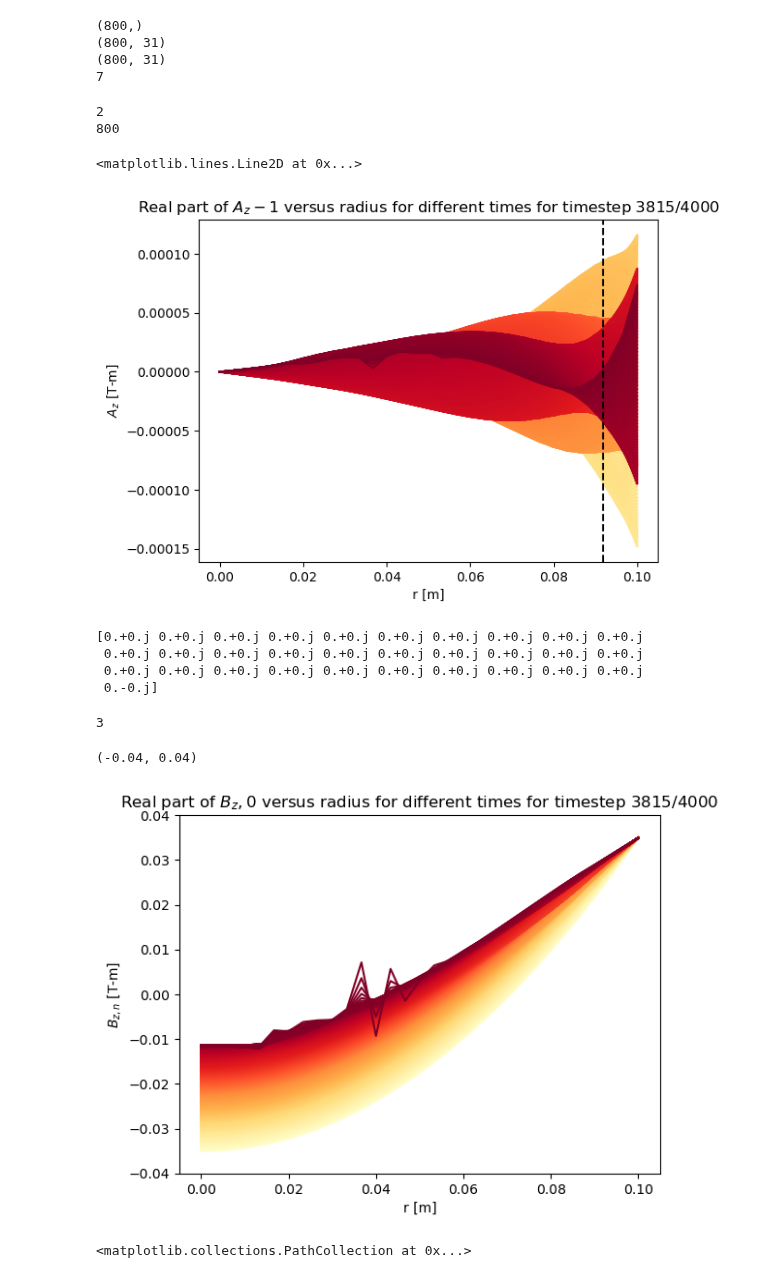
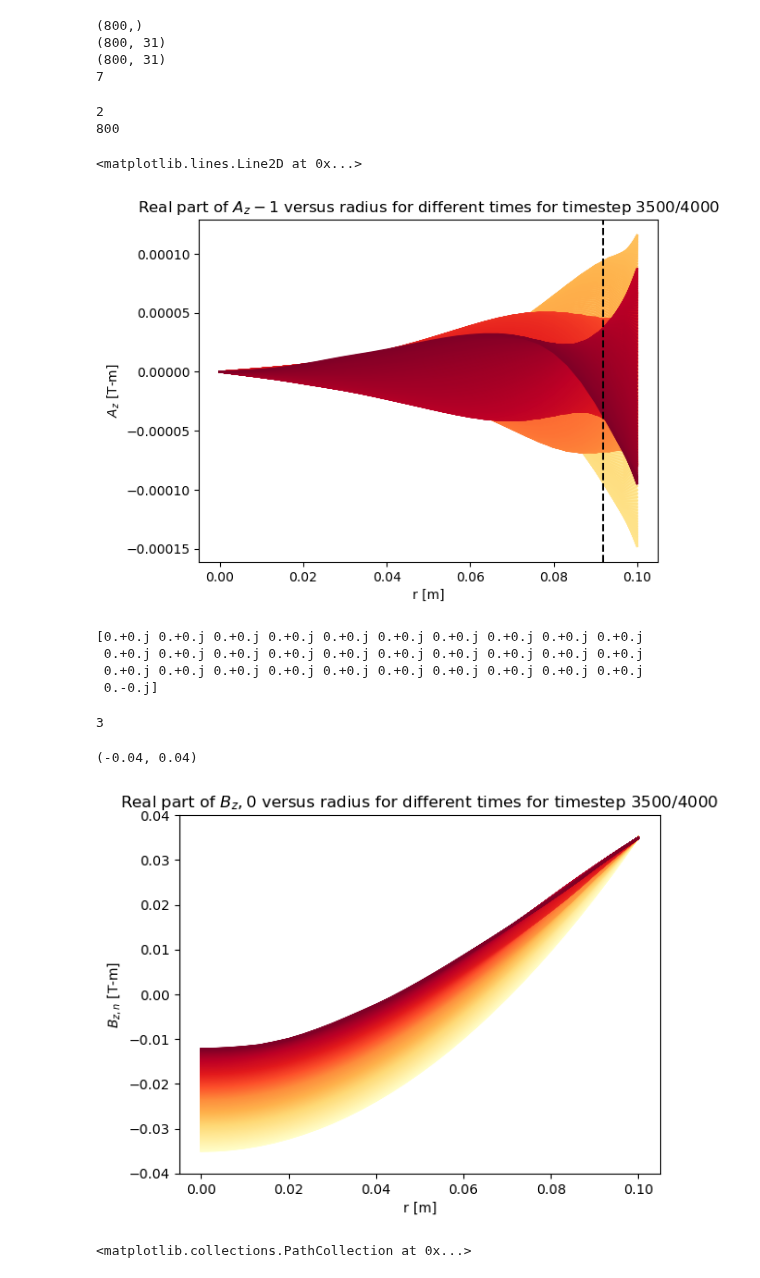
Before and after one commit to vandelij/FRC_RMF, a Jupyter notebook: predictor2_corrector_combine_RMF_code_case_Mlroy1999_fewer_time_steps - Copy.ipynb, the cells around one changed output. Drawn from its saved outputs; the diff is of its cells as text; code cells hidden in the pictures.

```diff
--- a/predictor2_corrector_combine_RMF_code_case_Mlroy1999_fewer_time_steps - Copy.ipynb
+++ b/predictor2_corrector_combine_RMF_code_case_Mlroy1999_fewer_time_steps - Copy.ipynb
@@ -908,35 +908,35 @@ from matplotlib import cm
 #cmap = cm.get_cmap('Reds')
 cmap = cm.get_cmap('YlOrRd')
 #cmap = cm.get_cmap('autumn')
 m = -1
 im = np.where(m_array == m)[0][0]
 print(im)
 print(A_z_hold_out[im].shape[0])
 toplot='r'
-range_to_plot = 763 #540 #A_z_hold_out[im].shape[0]
+range_to_plot = 700 #540 #A_z_hold_out[im].shape[0]
 if toplot == 'r':
     for i in range(range_to_plot):
         cmap_color = cmap(i/range_to_plot)
         plt.plot(r_array, np.real(A_z_hold_out[im][i, :]), color=cmap_color)#, alpha = (1 - i/255))
     plt.title(f'Real part of $A_z{m}$ versus radius for different times for timestep {range_to_plot*timestep_save_interval}/{nt}')
 
 if toplot == 'i':
     for i in range(range_to_plot):
         cmap_color = cmap(i/range_to_plot)
         plt.plot(r_array, np.imag(A_z_hold_out[im][i, :]), color=cmap_color)
     plt.title(f'Imaginary part of $A_z{m}$ versus radius for different times for timestep {range_to_plot*timestep_save_interval}/{nt}')
 
 plt.xlabel('r [m]')
 plt.ylabel(r'$A_z$ [T-m]')
 
 d_skin = np.sqrt(2*eta/(mu0*w_RMF))
 
 plt.axvline(x=(R-d_skin), color='black', linestyle='--')
 # %% [output]
 2
 800
 <matplotlib.lines.Line2D at 0x...>
-[figure, old version]
+[figure, new version]
 # %%
 print(A_z_hold_out[1][58, :])
 # %% [output]
@@ -959,7 +959,7 @@ plt.ylim(-0.04, .04)
 # %% [output]
 3
 (-0.04, 0.04)
-[figure, old version]
+[figure, new version]
 # %%
 # This area is to record the spectral response with one full predictor-corrector iteration.
 nmode_array = np.array([2, 3, 4, 5, 6, 7, 8])
```
Also changed, not shown: parts of 7 cells of this notebook.
